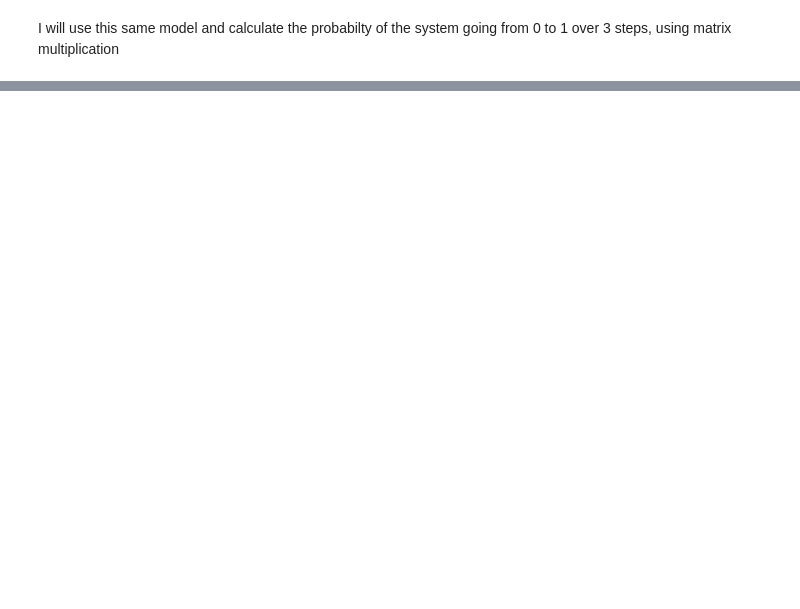
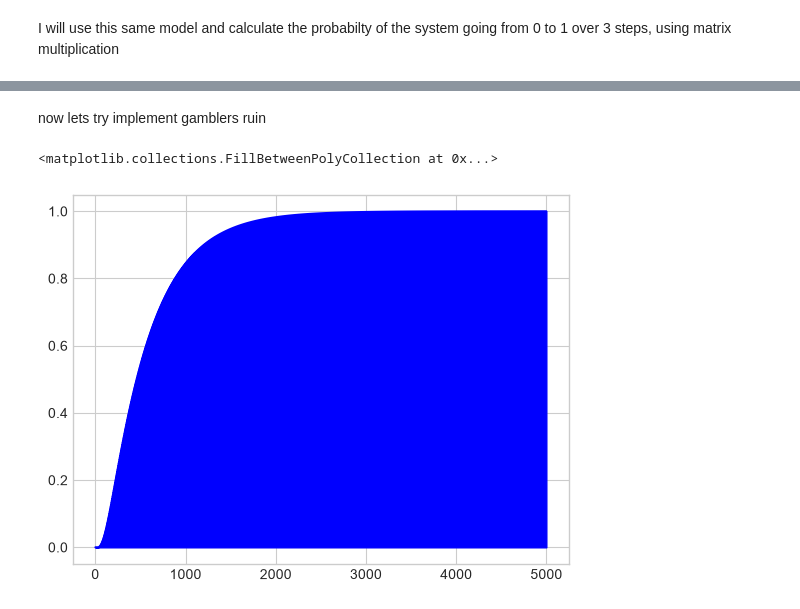
Before and after one commit to HA-Ward/Exploration-of-Stochastic-Processes-with-Computational-Implementation, a Jupyter notebook: src/Markov_chains.ipynb, the cells around one changed output, grey strips where cells are left out. Saved outputs shown, nothing was run; the diff lists cells and outputs as text; code cells hidden in the pictures; blank space fills up the shorter version.

```diff
--- a/src/Markov_chains.ipynb
+++ b/src/Markov_chains.ipynb
@@ -30,0 +106,26 @@ print(P3[0,1])
+# %% [markdown]
+now lets try implement gamblers ruin
+# %%
+p=0.51
+m=50
+a=20
+n_steps= np.arange(1,5000)
+
+P =np.zeros((m+1,m+1))
+P[0,0] = 1
+P[m,m] = 1
+for i in range(1, m):
+    P[i,i-1] = 1-p
+    P[i,i+1] = p
+
+cdf = []
+for i in n_steps:
+    row_vector_of_probabilities = np.linalg.matrix_power(P, i)[a]
+    probability_of_ruin = row_vector_of_probabilities[0] + row_vector_of_probabilities[-1]
+    cdf.append(probability_of_ruin)
+
+plt.plot(n_steps, cdf, color = "blue")
+plt.fill_between(x=n_steps, y1=cdf, y2=0, color = "blue")
+# %% [output]
+<matplotlib.collections.FillBetweenPolyCollection at 0x...>
+[figure, added]
```
Also changed, not shown: parts of 6 cells of this notebook, 4 other files.
